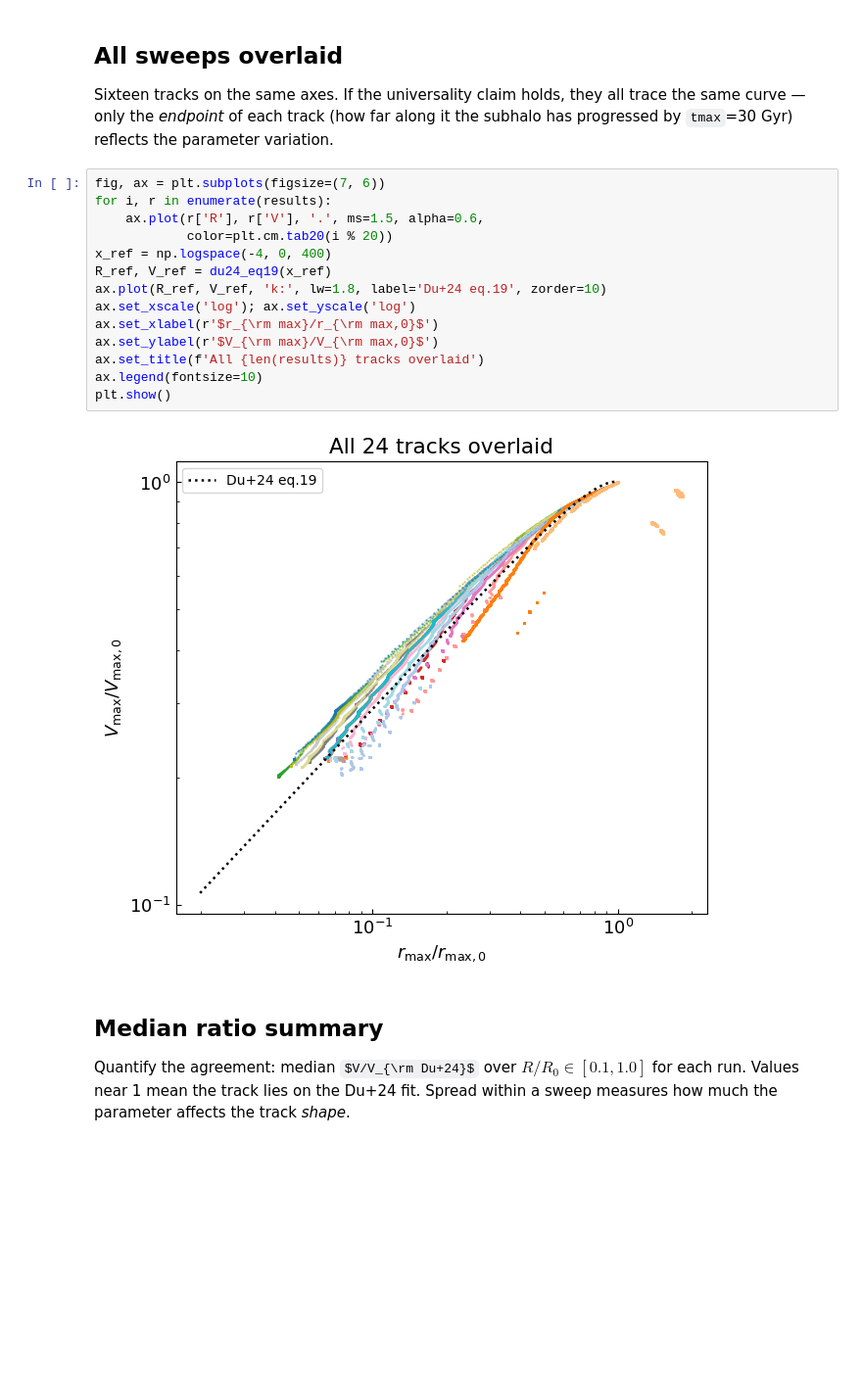
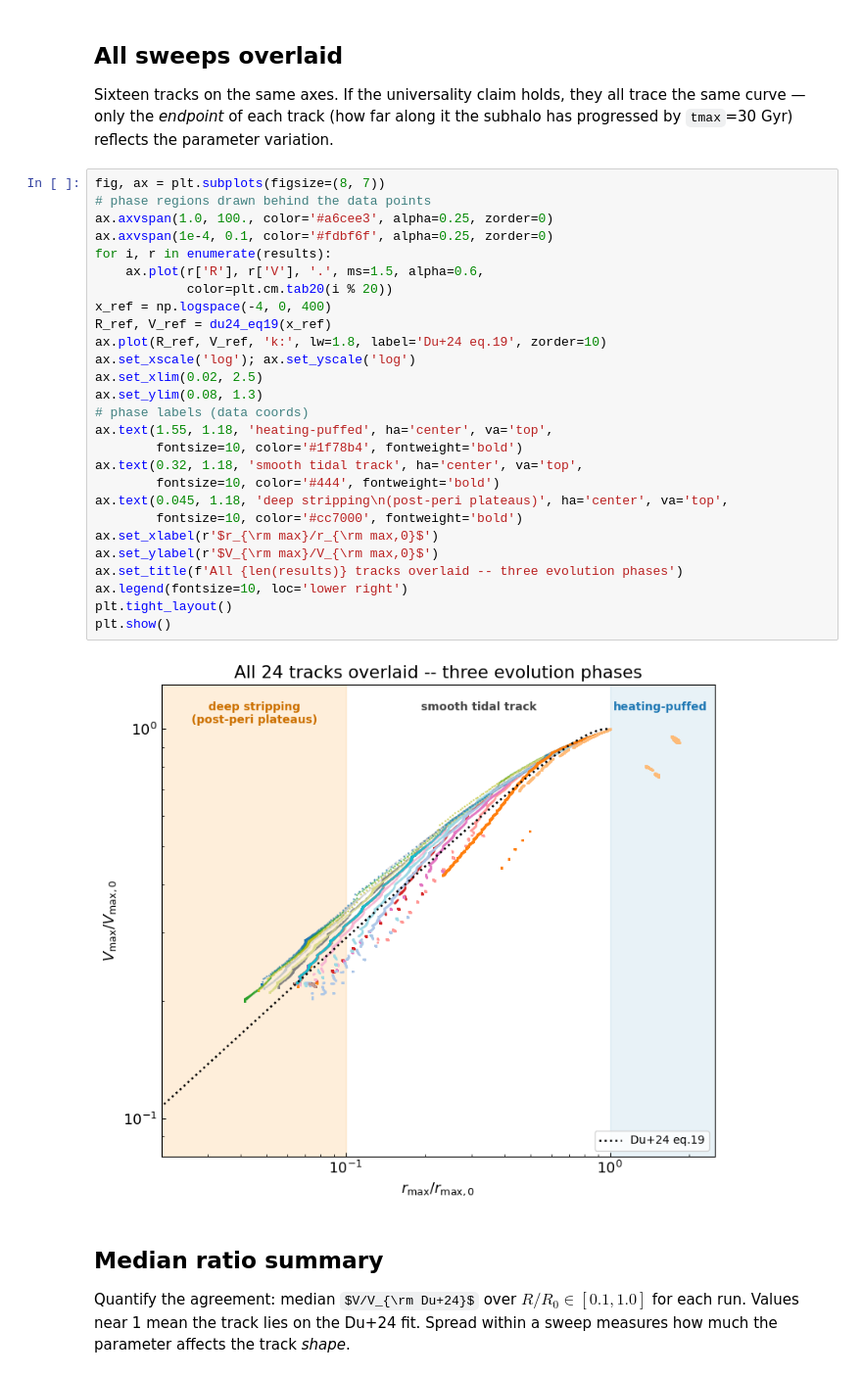
Before and after one commit to fabiokung/SatGen, a Jupyter notebook: tidal_track_universality.ipynb, the cells around one changed output. Shown at 98% size. Drawn from its saved outputs; the diff is of its cells as text; some formulas as TeX source; blank space fills up the shorter version.

```diff
--- a/tidal_track_universality.ipynb
+++ b/tidal_track_universality.ipynb
@@ -161,21 +174,34 @@ plt.show()
 
 Sixteen tracks on the same axes. If the universality claim holds, they all trace the same curve — only the *endpoint* of each track (how far along it the subhalo has progressed by `tmax`=30 Gyr) reflects the parameter variation.
 # %%
-fig, ax = plt.subplots(figsize=(7, 6))
+fig, ax = plt.subplots(figsize=(8, 7))
+# phase regions drawn behind the data points
+ax.axvspan(1.0, 100., color='#a6cee3', alpha=0.25, zorder=0)
+ax.axvspan(1e-4, 0.1, color='#fdbf6f', alpha=0.25, zorder=0)
 for i, r in enumerate(results):
     ax.plot(r['R'], r['V'], '.', ms=1.5, alpha=0.6,
             color=plt.cm.tab20(i % 20))
 x_ref = np.logspace(-4, 0, 400)
 R_ref, V_ref = du24_eq19(x_ref)
 ax.plot(R_ref, V_ref, 'k:', lw=1.8, label='Du+24 eq.19', zorder=10)
 ax.set_xscale('log'); ax.set_yscale('log')
+ax.set_xlim(0.02, 2.5)
+ax.set_ylim(0.08, 1.3)
+# phase labels (data coords)
+ax.text(1.55, 1.18, 'heating-puffed', ha='center', va='top',
+        fontsize=10, color='#1f78b4', fontweight='bold')
+ax.text(0.32, 1.18, 'smooth tidal track', ha='center', va='top',
+        fontsize=10, color='#444', fontweight='bold')
+ax.text(0.045, 1.18, 'deep stripping\n(post-peri plateaus)', ha='center', va='top',
+        fontsize=10, color='#cc7000', fontweight='bold')
 ax.set_xlabel(r'$r_{\rm max}/r_{\rm max,0}$')
 ax.set_ylabel(r'$V_{\rm max}/V_{\rm max,0}$')
-ax.set_title(f'All {len(results)} tracks overlaid')
-ax.legend(fontsize=10)
+ax.set_title(f'All {len(results)} tracks overlaid -- three evolution phases')
+ax.legend(fontsize=10, loc='lower right')
+plt.tight_layout()
 plt.show()
 # %% [output]
-[figure, old version]
+[figure, new version]
 # %% [markdown]
 ## Median ratio summary
 
```
Also changed, not shown: parts of 3 cells of this notebook.
